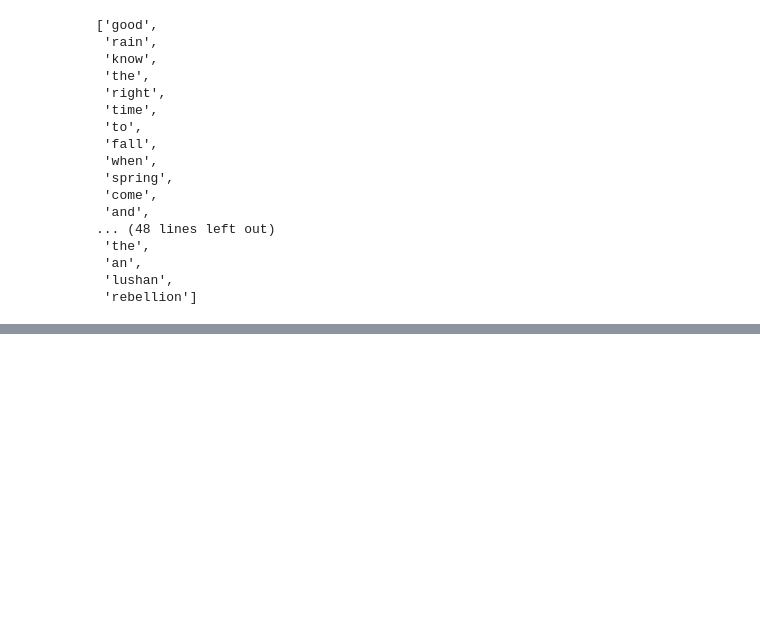
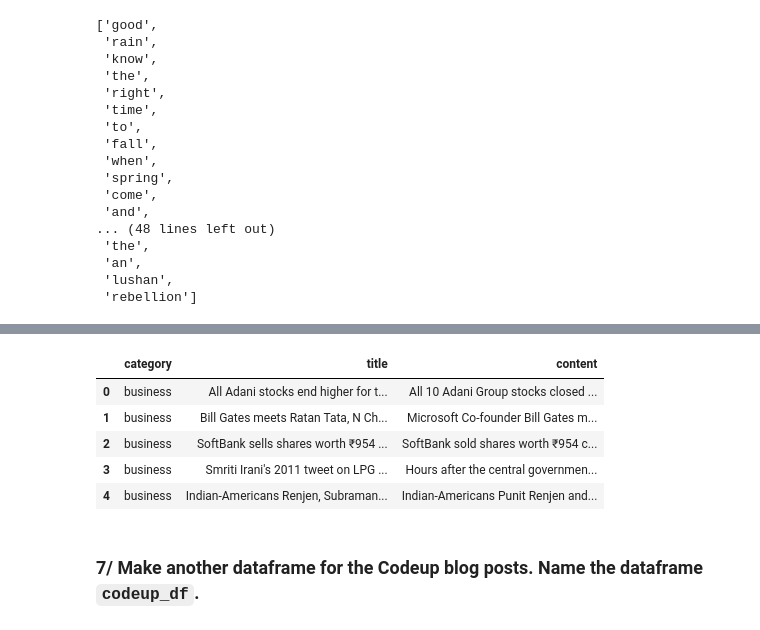
Before and after one commit to MagdalenaRahn/nlp-natural-language-processing, a Jupyter notebook: nlp-data_prep_exercises_28FEB23pm.ipynb, the cells around one changed output, grey strips where cells are left out. Saved outputs shown, nothing was run; the diff lists cells and outputs as text; code cells hidden in the pictures; blank space fills up the shorter version.

````diff
--- a/nlp-data_prep_exercises_28FEB23pm.ipynb
+++ b/nlp-data_prep_exercises_28FEB23pm.ipynb
@@ -271,0 +434,23 @@ lemmatize(stems)
+# %%
+# topic list
+
+topics = ['business', 'sports', 'technology', 'entertainment']
+# %%
+# get news articles : 4 InShort topic pages
+
+final_list = a.get_news_articles(topics)
+# %%
+# turn into DF
+
+news_df = pd.DataFrame(final_list)
+
+news_df.head()
+# %% [output]
+|  | category | title | content |
+| 0 | business | All Adani stocks end higher for t... | All 10 Adani Group stocks closed ... |
+| 1 | business | Bill Gates meets Ratan Tata, N Ch... | Microsoft Co-founder Bill Gates m... |
+| 2 | business | SoftBank sells shares worth ₹954 ... | SoftBank sold shares worth ₹954 c... |
+| 3 | business | Smriti Irani's 2011 tweet on LPG ... | Hours after the central governmen... |
+| 4 | business | Indian-Americans Renjen, Subraman... | Indian-Americans Punit Renjen and... |
+# %% [markdown]
+### 7/ Make another dataframe for the Codeup blog posts. Name the dataframe ```codeup_df```.
````
Also changed, not shown: parts of 37 cells of this notebook, 4 other files.
